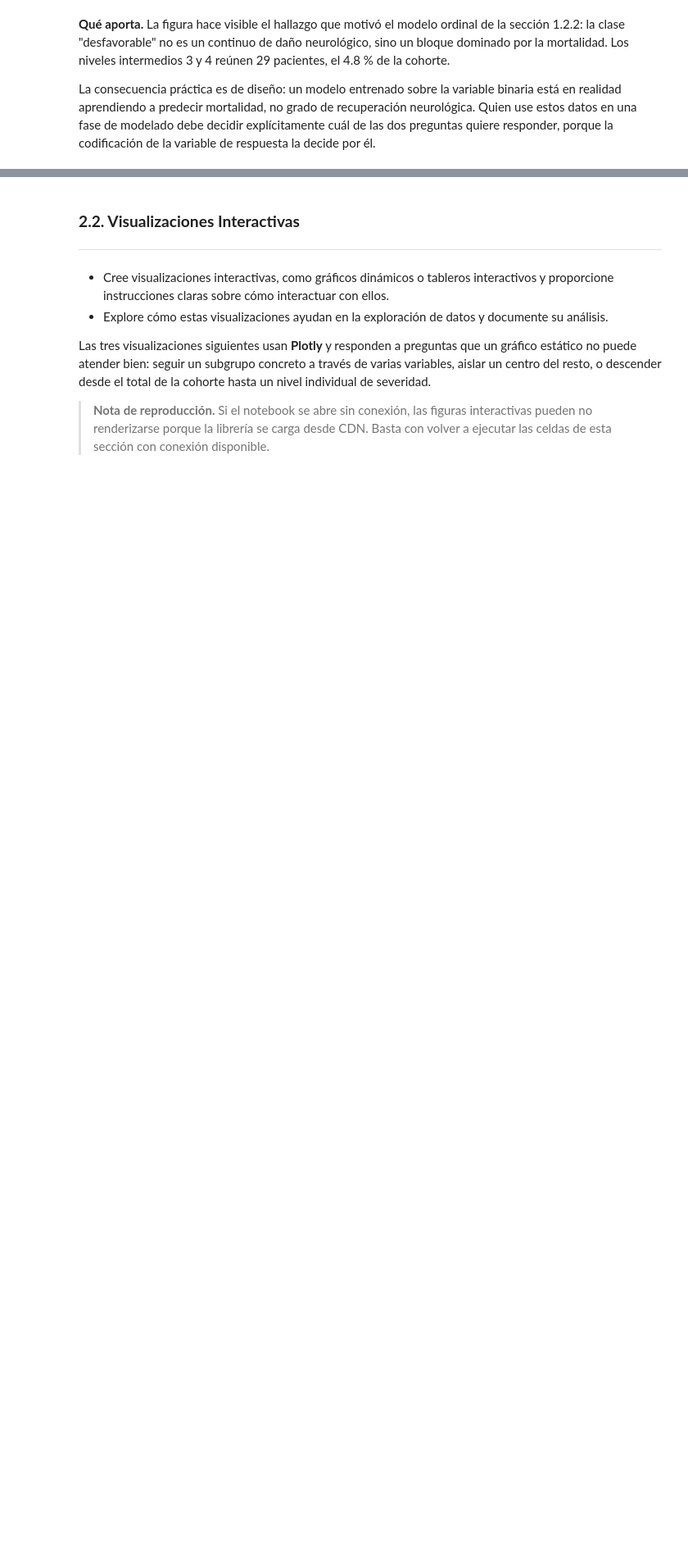
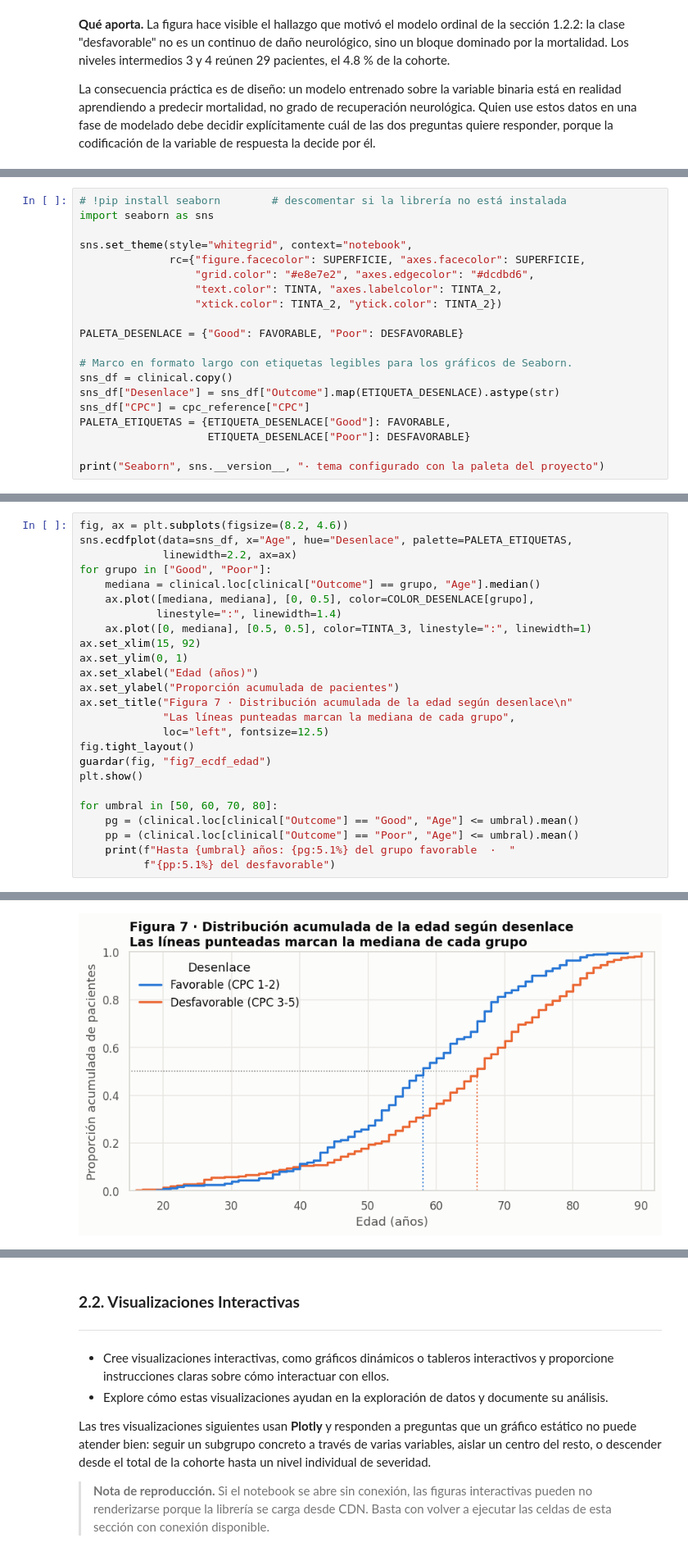
Before and after one commit to AlejandraJaramillo19/mlda-project_, a Jupyter notebook: notebooks/04_data_analysis/04_data_analysis.ipynb, the cells around one changed output, grey strips where cells are left out. Shown at 82% size. Saved outputs shown, nothing was run; the diff lists cells and outputs as text; blank space fills up the shorter version.

```diff
--- a/notebooks/04_data_analysis/04_data_analysis.ipynb
+++ b/notebooks/04_data_analysis/04_data_analysis.ipynb
@@ -1439,0 +1788,20 @@ La consecuencia práctica es de diseño: un modelo entrenado sobre la variable b
+# %%
+# !pip install seaborn        # descomentar si la librería no está instalada
+import seaborn as sns
+
+sns.set_theme(style="whitegrid", context="notebook",
+              rc={"figure.facecolor": SUPERFICIE, "axes.facecolor": SUPERFICIE,
+                  "grid.color": "#e8e7e2", "axes.edgecolor": "#dcdbd6",
+                  "text.color": TINTA, "axes.labelcolor": TINTA_2,
+                  "xtick.color": TINTA_2, "ytick.color": TINTA_2})
+
+PALETA_DESENLACE = {"Good": FAVORABLE, "Poor": DESFAVORABLE}
+
+# Marco en formato largo con etiquetas legibles para los gráficos de Seaborn.
+sns_df = clinical.copy()
+sns_df["Desenlace"] = sns_df["Outcome"].map(ETIQUETA_DESENLACE).astype(str)
+sns_df["CPC"] = cpc_reference["CPC"]
+PALETA_ETIQUETAS = {ETIQUETA_DESENLACE["Good"]: FAVORABLE,
+                    ETIQUETA_DESENLACE["Poor"]: DESFAVORABLE}
+
+print("Seaborn", sns.__version__, "· tema configurado con la paleta del proyecto")
@@ -1439,0 +1814,26 @@ La consecuencia práctica es de diseño: un modelo entrenado sobre la variable b
+# %%
+fig, ax = plt.subplots(figsize=(8.2, 4.6))
+sns.ecdfplot(data=sns_df, x="Age", hue="Desenlace", palette=PALETA_ETIQUETAS,
+             linewidth=2.2, ax=ax)
+for grupo in ["Good", "Poor"]:
+    mediana = clinical.loc[clinical["Outcome"] == grupo, "Age"].median()
+    ax.plot([mediana, mediana], [0, 0.5], color=COLOR_DESENLACE[grupo],
+            linestyle=":", linewidth=1.4)
+    ax.plot([0, mediana], [0.5, 0.5], color=TINTA_3, linestyle=":", linewidth=1)
+ax.set_xlim(15, 92)
+ax.set_ylim(0, 1)
+ax.set_xlabel("Edad (años)")
+ax.set_ylabel("Proporción acumulada de pacientes")
+ax.set_title("Figura 7 · Distribución acumulada de la edad según desenlace\n"
+             "Las líneas punteadas marcan la mediana de cada grupo",
+             loc="left", fontsize=12.5)
+fig.tight_layout()
+guardar(fig, "fig7_ecdf_edad")
+plt.show()
+
+for umbral in [50, 60, 70, 80]:
+    pg = (clinical.loc[clinical["Outcome"] == "Good", "Age"] <= umbral).mean()
+    pp = (clinical.loc[clinical["Outcome"] == "Poor", "Age"] <= umbral).mean()
+    print(f"Hasta {umbral} años: {pg:5.1%} del grupo favorable  ·  "
+          f"{pp:5.1%} del desfavorable")
+# %% [output]
@@ -1439,0 +1841 @@ La consecuencia práctica es de diseño: un modelo entrenado sobre la variable b
+[figure, added]
```
Also changed, not shown: parts of 33 cells of this notebook.
